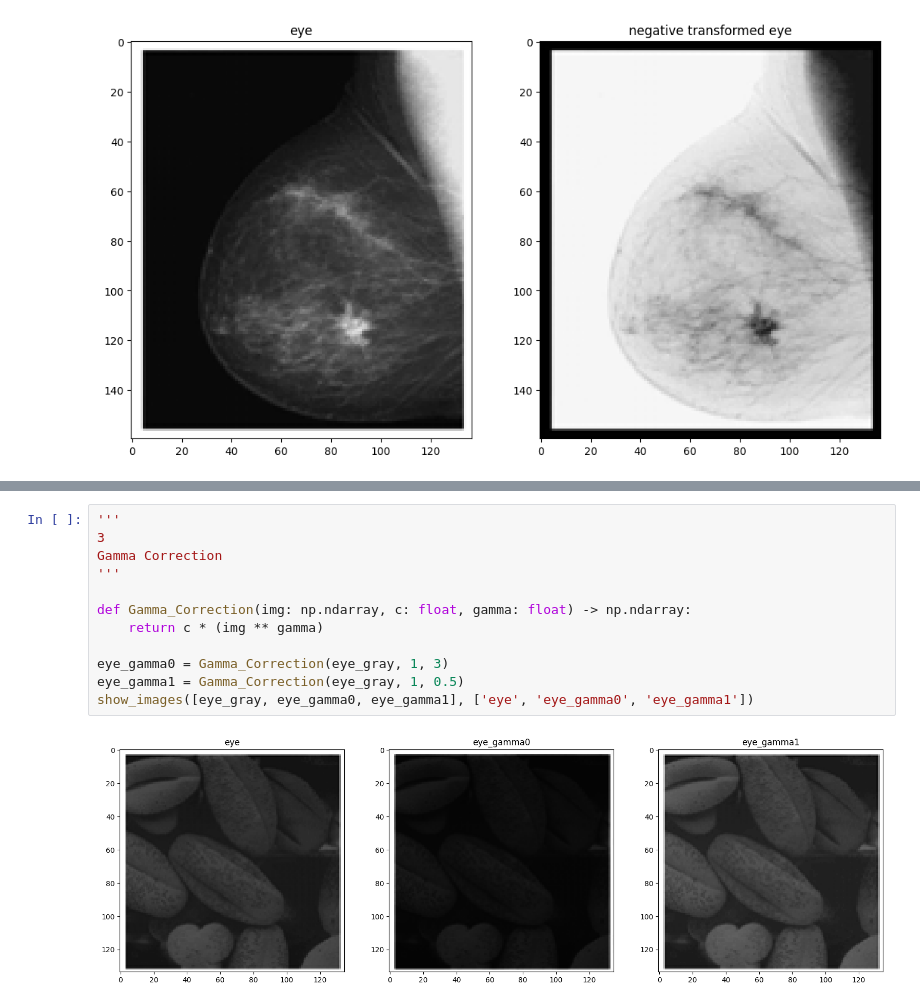
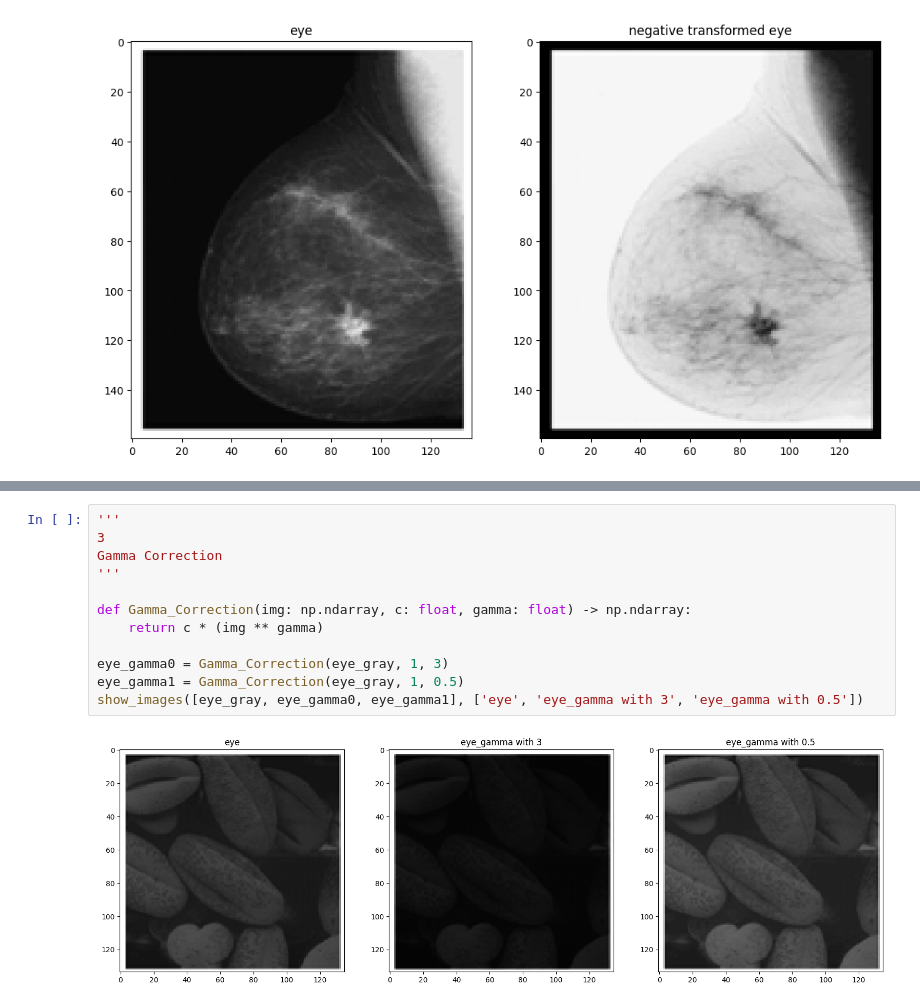
Before and after one commit to MoBahgat010/Image-Processing, a Jupyter notebook: Lab 4/Lab4_STD.ipynb, the cells around one changed output, grey strips where cells are left out. Cells and saved outputs as stored; diff of their text form.

```diff
--- a/Lab 4/Lab4_STD.ipynb
+++ b/Lab 4/Lab4_STD.ipynb
@@ -75,17 +81,17 @@ show_images([eye_gray, eye_contrast_stretched], ['eye', 'contrast stretched eye'
 # %%
 '''
 3
 Gamma Correction
 '''
 
 def Gamma_Correction(img: np.ndarray, c: float, gamma: float) -> np.ndarray:
     return c * (img ** gamma)
 
 eye_gamma0 = Gamma_Correction(eye_gray, 1, 3)
 eye_gamma1 = Gamma_Correction(eye_gray, 1, 0.5)
-show_images([eye_gray, eye_gamma0, eye_gamma1], ['eye', 'eye_gamma0', 'eye_gamma1'])
+show_images([eye_gray, eye_gamma0, eye_gamma1], ['eye', 'eye_gamma with 3', 'eye_gamma with 0.5'])
 # %% [output]
-[figure, old version]
+[figure, new version]
 # %%
 '''
 4 Histogram Eq.
```
Also changed, not shown: parts of 4 cells of this notebook, 4 other files.
